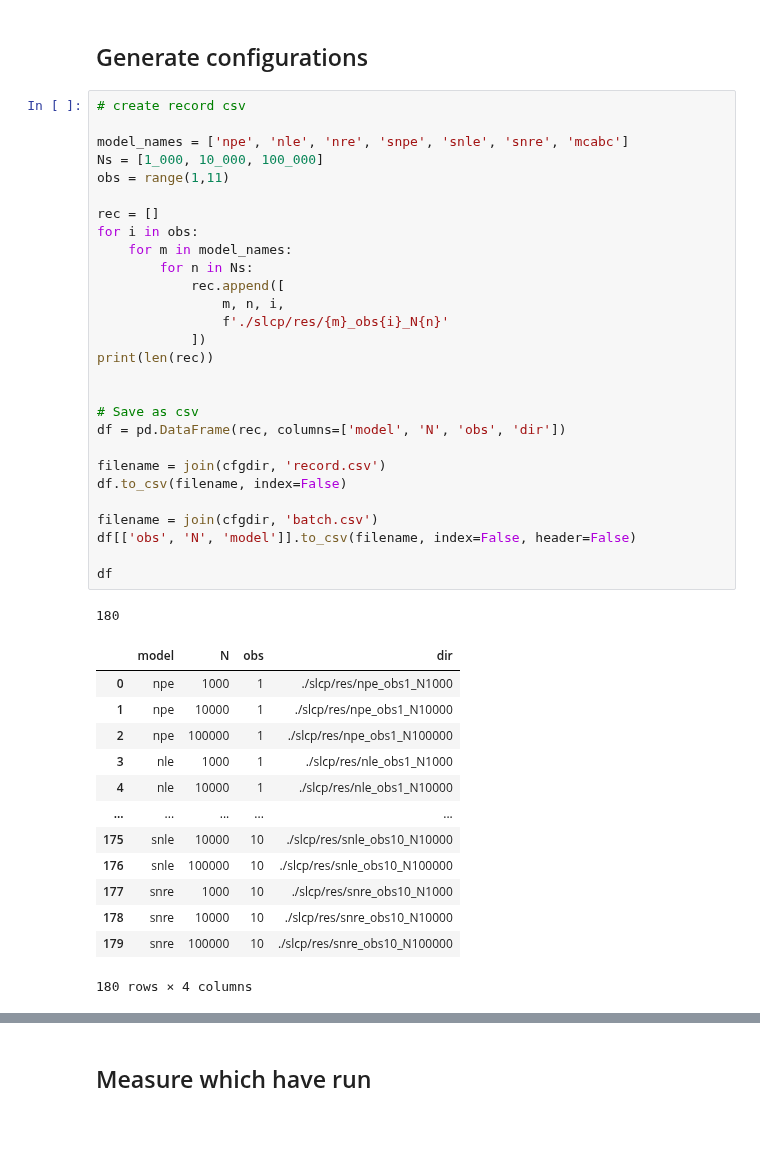
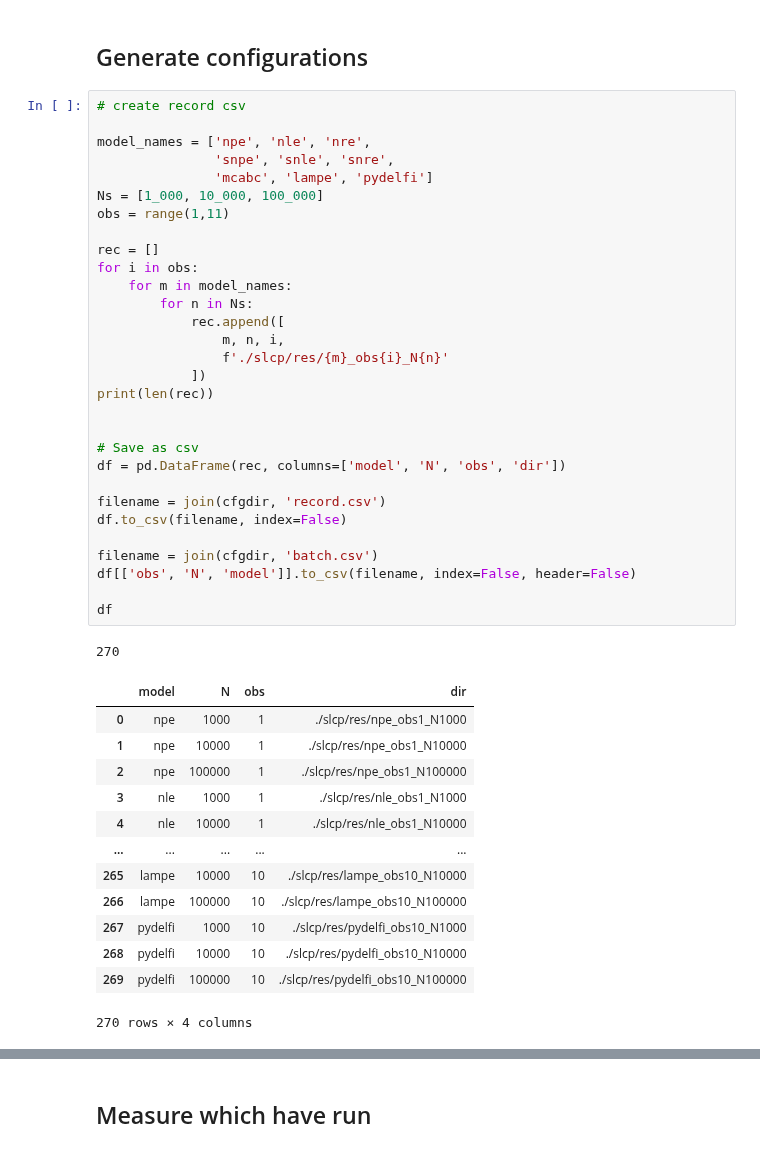
Before and after one commit to maho3/ltu-ili, a Jupyter notebook: paper/3_slcp/fig2b.ipynb, the cells around one changed output, grey strips where cells are left out. Saved outputs shown, nothing was run; the diff lists cells and outputs as text.

```diff
--- a/paper/3_slcp/fig2b.ipynb
+++ b/paper/3_slcp/fig2b.ipynb
@@ -24,43 +24,45 @@ wdir = './slcp'
 # %%
 # create record csv
 
-model_names = ['npe', 'nle', 'nre', 'snpe', 'snle', 'snre', 'mcabc']
+model_names = ['npe', 'nle', 'nre',
+               'snpe', 'snle', 'snre',
+               'mcabc', 'lampe', 'pydelfi']
 Ns = [1_000, 10_000, 100_000]
 obs = range(1,11)
 
 rec = []
 for i in obs:
     for m in model_names:
         for n in Ns:
             rec.append([
                 m, n, i,
                 f'./slcp/res/{m}_obs{i}_N{n}'
             ])
 print(len(rec))
 
 
 # Save as csv
 df = pd.DataFrame(rec, columns=['model', 'N', 'obs', 'dir'])
 
 filename = join(cfgdir, 'record.csv')
 df.to_csv(filename, index=False)
 
 filename = join(cfgdir, 'batch.csv')
 df[['obs', 'N', 'model']].to_csv(filename, index=False, header=False)
 
 df
 # %% [output]
-180
+270
 |  | model | N | obs | dir |
 | 0 | npe | 1000 | 1 | ./slcp/res/npe_obs1_N1000 |
 | 1 | npe | 10000 | 1 | ./slcp/res/npe_obs1_N10000 |
 | 2 | npe | 100000 | 1 | ./slcp/res/npe_obs1_N100000 |
 | 3 | nle | 1000 | 1 | ./slcp/res/nle_obs1_N1000 |
 | 4 | nle | 10000 | 1 | ./slcp/res/nle_obs1_N10000 |
 | ... | ... | ... | ... | ... |
-| 175 | snle | 10000 | 10 | ./slcp/res/snle_obs10_N10000 |
-| 176 | snle | 100000 | 10 | ./slcp/res/snle_obs10_N100000 |
-| 177 | snre | 1000 | 10 | ./slcp/res/snre_obs10_N1000 |
-| 178 | snre | 10000 | 10 | ./slcp/res/snre_obs10_N10000 |
-| 179 | snre | 100000 | 10 | ./slcp/res/snre_obs10_N100000 |
+| 265 | lampe | 10000 | 10 | ./slcp/res/lampe_obs10_N10000 |
+| 266 | lampe | 100000 | 10 | ./slcp/res/lampe_obs10_N100000 |
+| 267 | pydelfi | 1000 | 10 | ./slcp/res/pydelfi_obs10_N1000 |
+| 268 | pydelfi | 10000 | 10 | ./slcp/res/pydelfi_obs10_N10000 |
+| 269 | pydelfi | 100000 | 10 | ./slcp/res/pydelfi_obs10_N100000 |
-180 rows × 4 columns
+270 rows × 4 columns
```
Also changed, not shown: parts of 6 cells of this notebook, 6 other files.
